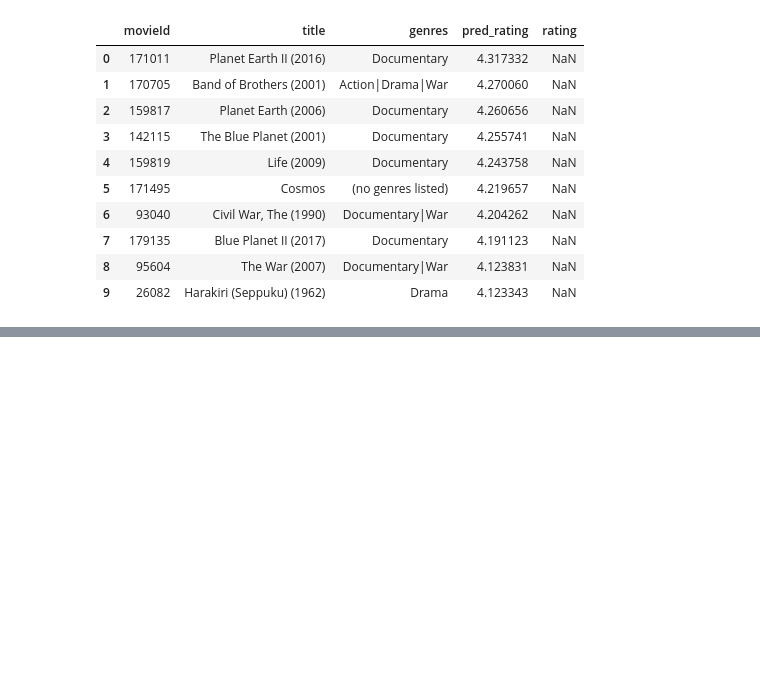
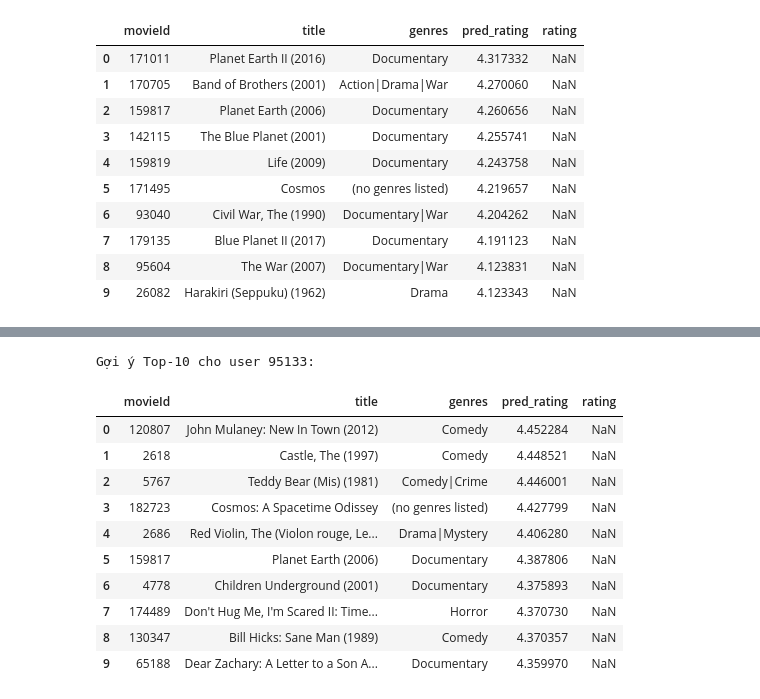
Before and after one commit to ththu0205/SVD-in-Movie-Recommendation-Systems, a Jupyter notebook: advanced_SVD/phase2_FunkSVD.ipynb, the cells around one changed output, grey strips where cells are left out. Saved outputs shown, nothing was run; the diff lists cells and outputs as text; code cells hidden in the pictures; blank space fills up the shorter version.

```diff
--- a/advanced_SVD/phase2_FunkSVD.ipynb
+++ b/advanced_SVD/phase2_FunkSVD.ipynb
@@ -532,0 +603,6 @@ Gợi ý Top-10 cho user 95133:
+# %%
+model = SurpriseFunkSVD(n_factors=50, n_epochs=35)
+model.fit(train_df, val_df)
+
+# Dự đoán cho một cặp cụ thể:
+print(model.predict(u_idx=10, i_idx=20))
@@ -532,0 +631,50 @@ Gợi ý Top-10 cho user 95133:
+# %%
+def recommend_movies_surprise(user_id_raw, model, N=10):
+    if user_id_raw not in user_enc.classes_:
+        raise ValueError("User ngoài tập huấn luyện!")
+
+    u_idx = user_enc.transform([user_id_raw])[0]
+
+    seen = set(df.loc[df['user_idx'] == u_idx, 'movie_idx'])
+    unseen_idx = np.setdiff1d(np.arange(n_items), list(seen))
+
+    pred_scores = []
+    for i in unseen_idx:
+        pred = model.predict(u_idx, i)
+        pred_scores.append((i, pred))
+
+    best_idx = sorted(pred_scores, key=lambda x: x[1], reverse=True)[:N]
+    best_idx = [idx for idx, _ in best_idx]
+
+    out = pd.DataFrame({
+        'movie_idx': best_idx,
+        'pred_rating': [model.predict(u_idx, i) for i in best_idx]
+    })
+    out['movieId'] = movie_enc.inverse_transform(out['movie_idx'])
+
+    out = out.merge(movies[['movieId', 'title', 'genres']], on='movieId', how='left')
+    out = out.merge(
+        df[df['user_idx'] == u_idx][['movieId', 'rating']],
+        on='movieId', how='left'
+    )
+
+    return out[['movieId', 'title', 'genres', 'pred_rating', 'rating']].sort_values(
+        'pred_rating', ascending=False
+    )
+# %%
+rand_user = 95133
+print(f"\nGợi ý Top-10 cho user {rand_user}:")
+display(recommend_movies_surprise(rand_user, model, N=10))
+# %% [output]
+Gợi ý Top-10 cho user 95133:
+|  | movieId | title | genres | pred_rating | rating |
+| 0 | 120807 | John Mulaney: New In Town (2012) | Comedy | 4.452284 | NaN |
+| 1 | 2618 | Castle, The (1997) | Comedy | 4.448521 | NaN |
+| 2 | 5767 | Teddy Bear (Mis) (1981) | Comedy|Crime | 4.446001 | NaN |
+| 3 | 182723 | Cosmos: A Spacetime Odissey | (no genres listed) | 4.427799 | NaN |
+| 4 | 2686 | Red Violin, The (Violon rouge, Le... | Drama|Mystery | 4.406280 | NaN |
+| 5 | 159817 | Planet Earth (2006) | Documentary | 4.387806 | NaN |
+| 6 | 4778 | Children Underground (2001) | Documentary | 4.375893 | NaN |
+| 7 | 174489 | Don't Hug Me, I'm Scared II: Time... | Horror | 4.370730 | NaN |
+| 8 | 130347 | Bill Hicks: Sane Man (1989) | Comedy | 4.370357 | NaN |
+| 9 | 65188 | Dear Zachary: A Letter to a Son A... | Documentary | 4.359970 | NaN |
```
Also changed, not shown: parts of 7 cells of this notebook.
